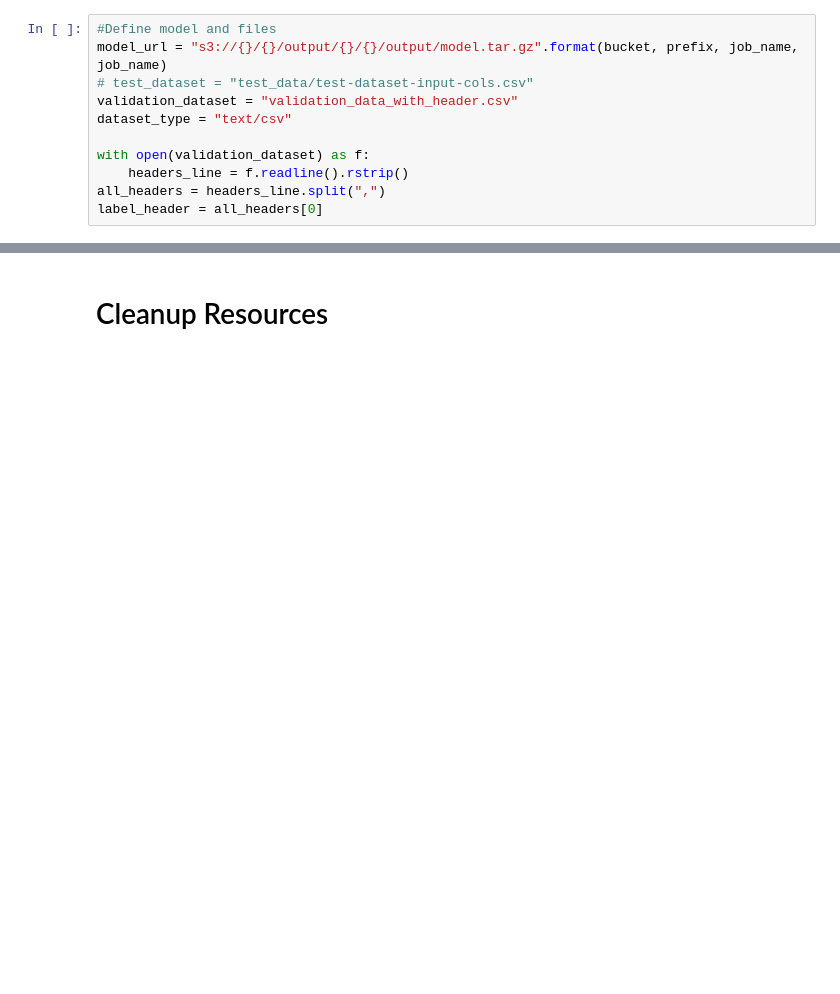
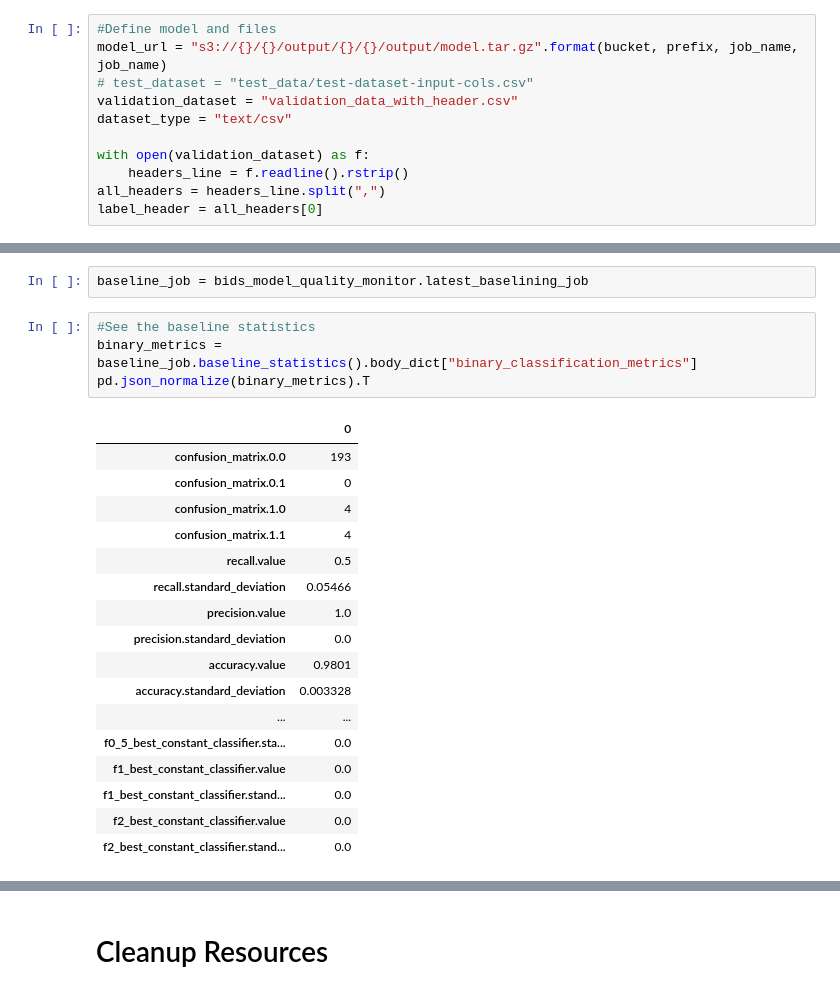
Before and after one commit to carson-edmonds/AAI-540_Final_Project, a Jupyter notebook: Bid_Bot_Classification_AWS.ipynb, the cells around one changed output, grey strips where cells are left out. Drawn from its saved outputs; the diff is of its cells as text; blank space fills up the shorter version.

```diff
--- a/Bid_Bot_Classification_AWS.ipynb
+++ b/Bid_Bot_Classification_AWS.ipynb
@@ -1106,0 +856,24 @@ training_model.latest_job_debugger_artifacts_path()
+# %%
+baseline_job = bids_model_quality_monitor.latest_baselining_job
+# %%
+#See the baseline statistics
+binary_metrics = baseline_job.baseline_statistics().body_dict["binary_classification_metrics"]
+pd.json_normalize(binary_metrics).T
+# %% [output]
+|  | 0 |
+| confusion_matrix.0.0 | 193 |
+| confusion_matrix.0.1 | 0 |
+| confusion_matrix.1.0 | 4 |
+| confusion_matrix.1.1 | 4 |
+| recall.value | 0.5 |
+| recall.standard_deviation | 0.05466 |
+| precision.value | 1.0 |
+| precision.standard_deviation | 0.0 |
+| accuracy.value | 0.9801 |
+| accuracy.standard_deviation | 0.003328 |
+| ... | ... |
+| f0_5_best_constant_classifier.sta... | 0.0 |
+| f1_best_constant_classifier.value | 0.0 |
+| f1_best_constant_classifier.stand... | 0.0 |
+| f2_best_constant_classifier.value | 0.0 |
+| f2_best_constant_classifier.stand... | 0.0 |
```
Also changed, not shown: parts of 85 cells of this notebook.
